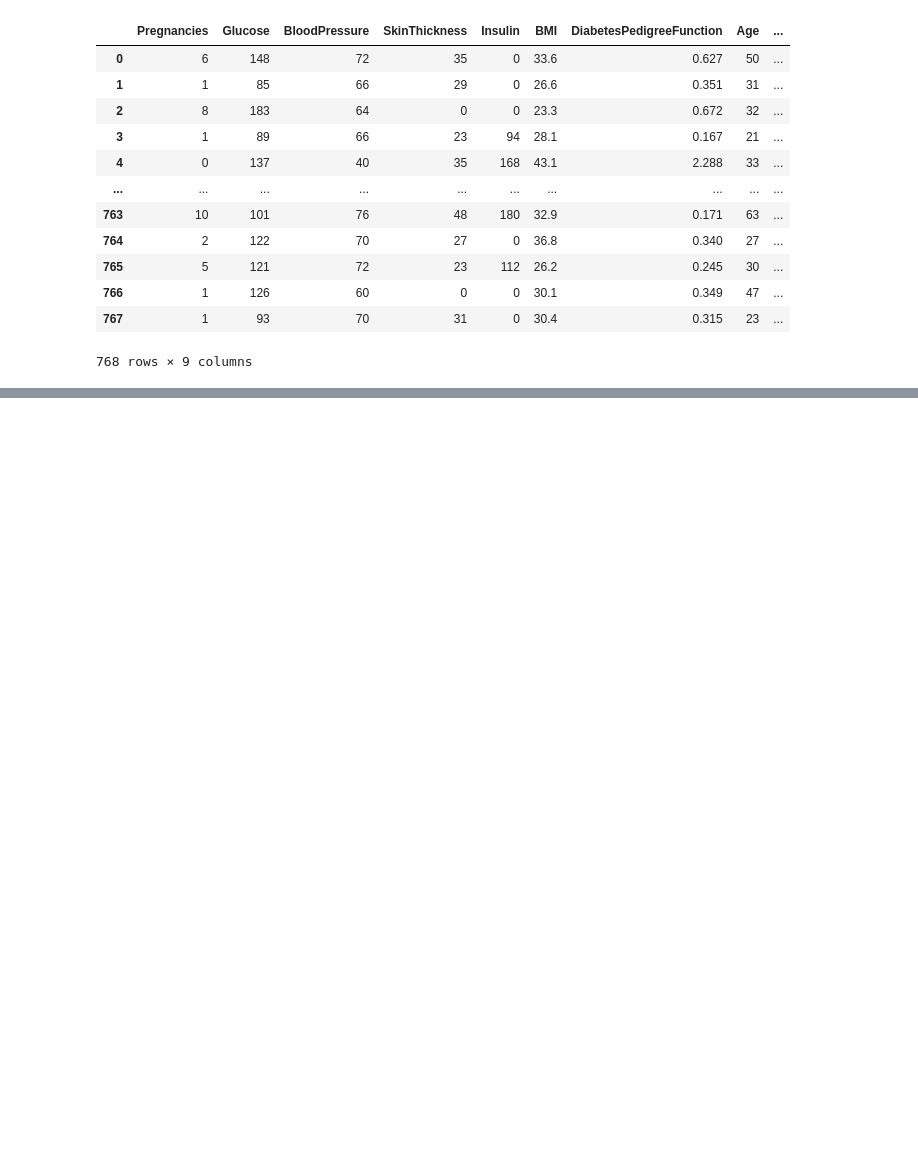
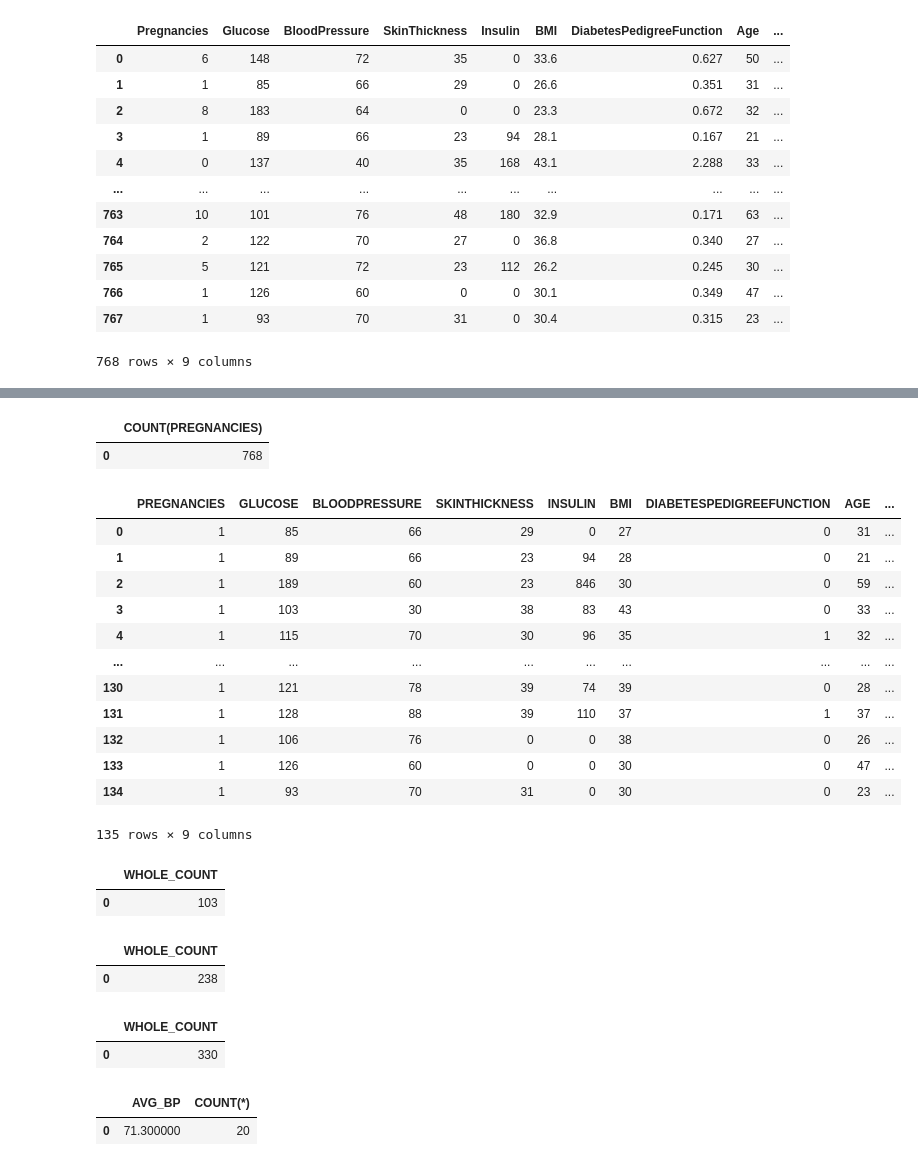
Before and after one commit to Prakash-Kani/Snowflake-Practice, a Jupyter notebook: sql_query_practice.ipynb, the cells around one changed output, grey strips where cells are left out. Cells and saved outputs as stored; diff of their text form; code cells hidden in the pictures; blank space fills up the shorter version.

```diff
--- a/sql_query_practice.ipynb
+++ b/sql_query_practice.ipynb
@@ -408,0 +500,53 @@ df
+# %%
+cursor.execute('select count(pregnancies) from diabetes;')
+out = cursor.fetchall()
+pd.DataFrame(out, columns= [i[0] for i in cursor.description])
+# %% [output]
+|  | COUNT(PREGNANCIES) |
+| 0 | 768 |
+# %%
+cursor.execute('select * from diabetes where pregnancies = 1;')
+out = cursor.fetchall()
+pd.DataFrame(out, columns= [i[0] for i in cursor.description])
+# %% [output]
+|  | PREGNANCIES | GLUCOSE | BLOODPRESSURE | SKINTHICKNESS | INSULIN | BMI | DIABETESPEDIGREEFUNCTION | AGE | ... |
+| 0 | 1 | 85 | 66 | 29 | 0 | 27 | 0 | 31 | ... |
+| 1 | 1 | 89 | 66 | 23 | 94 | 28 | 0 | 21 | ... |
+| 2 | 1 | 189 | 60 | 23 | 846 | 30 | 0 | 59 | ... |
+| 3 | 1 | 103 | 30 | 38 | 83 | 43 | 0 | 33 | ... |
+| 4 | 1 | 115 | 70 | 30 | 96 | 35 | 1 | 32 | ... |
+| ... | ... | ... | ... | ... | ... | ... | ... | ... | ... |
+| 130 | 1 | 121 | 78 | 39 | 74 | 39 | 0 | 28 | ... |
+| 131 | 1 | 128 | 88 | 39 | 110 | 37 | 1 | 37 | ... |
+| 132 | 1 | 106 | 76 | 0 | 0 | 38 | 0 | 26 | ... |
+| 133 | 1 | 126 | 60 | 0 | 0 | 30 | 0 | 47 | ... |
+| 134 | 1 | 93 | 70 | 31 | 0 | 30 | 0 | 23 | ... |
+135 rows × 9 columns
+# %%
+cursor.execute('select count(*) as whole_count from diabetes where pregnancies = 2;')
+out = cursor.fetchall()
+pd.DataFrame(out, columns= [i[0] for i in cursor.description])
+# %% [output]
+|  | WHOLE_COUNT |
+| 0 | 103 |
+# %%
+cursor.execute('select count(*) as whole_count from diabetes where pregnancies in (1, 2);')
+out = cursor.fetchall()
+pd.DataFrame(out, columns= [i[0] for i in cursor.description])
+# %% [output]
+|  | WHOLE_COUNT |
+| 0 | 238 |
+# %%
+cursor.execute('select count(*) as whole_count from diabetes where pregnancies not in (1, 2, 3,4, 5);')
+out = cursor.fetchall()
+pd.DataFrame(out, columns= [i[0] for i in cursor.description])
+# %% [output]
+|  | WHOLE_COUNT |
+| 0 | 330 |
+# %%
+cursor.execute('select avg(bloodpressure) as Avg_BP, count(*) from diabetes where outcome = 1 and pregnancies >10;')
+out = cursor.fetchall()
+pd.DataFrame(out, columns= [i[0] for i in cursor.description])
+# %% [output]
+|  | AVG_BP | COUNT(*) |
+| 0 | 71.300000 | 20 |
```
Also changed, not shown: parts of 61 cells of this notebook.
